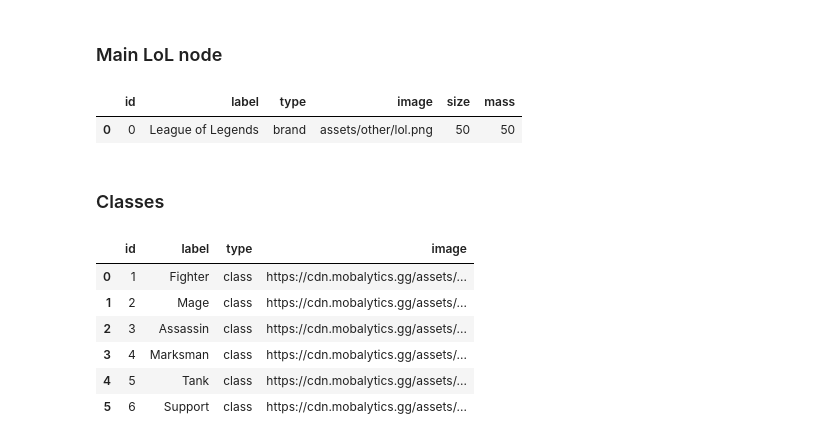
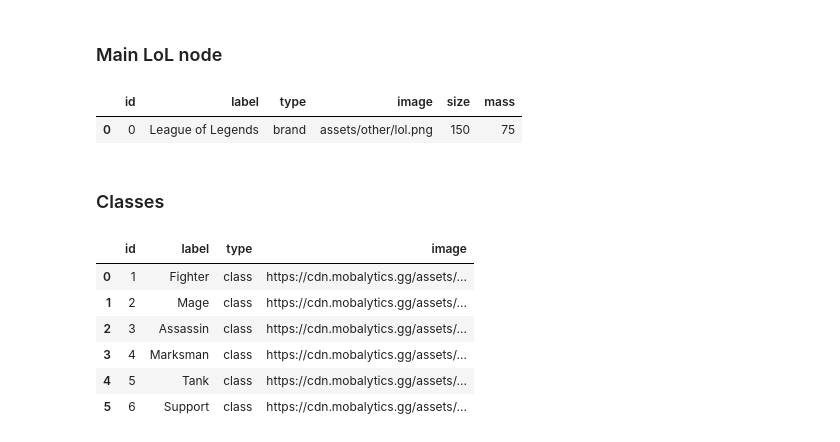
Before and after one commit to cyterat/lol-champs-network, a Jupyter notebook: python/prototype/lol-data-cleansing.ipynb, the cells around one changed output. Drawn from its saved outputs; the diff is of its cells as text; code cells hidden in the pictures.

```diff
--- a/python/prototype/lol-data-cleansing.ipynb
+++ b/python/prototype/lol-data-cleansing.ipynb
@@ -708,18 +708,19 @@ df.head(1)
 # %% [markdown]
 ### Main LoL node
 # %%
+size=150
 nodes0 = pd.DataFrame({
     'id': NODES.loc[0,'id'],
     'label': NODES.loc[0,'label'],
     'type': NODES.loc[0,'type'],
     'image': ['assets/other/lol.png'],
-    'size': 50,
-    'mass': 50
+    'size': size,
+    'mass': int(size / 2)
 })
 nodes0
 # %% [output]
 |  | id | label | type | image | size | mass |
-| 0 | 0 | League of Legends | brand | assets/other/lol.png | 50 | 50 |
+| 0 | 0 | League of Legends | brand | assets/other/lol.png | 150 | 75 |
 # %% [markdown]
 ### Classes
 # %%
```
Also changed, not shown: parts of 8 cells of this notebook, 2 other files.
